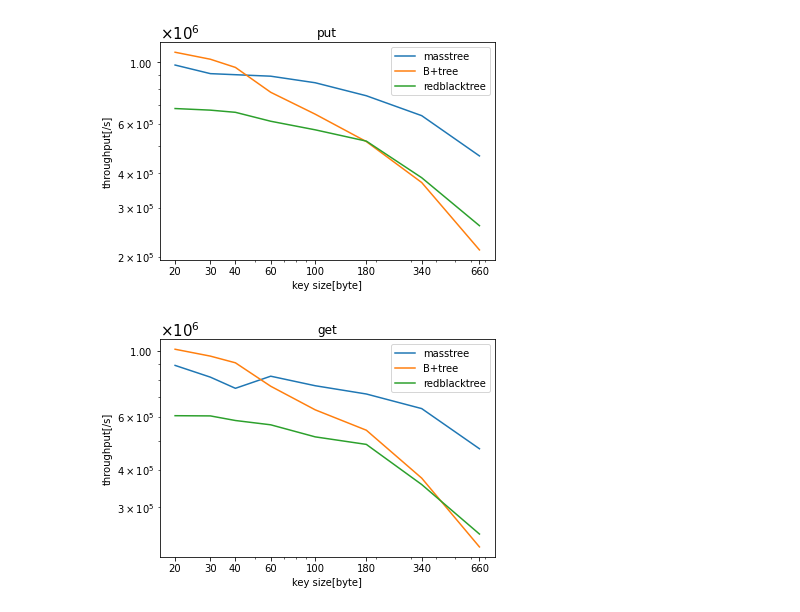
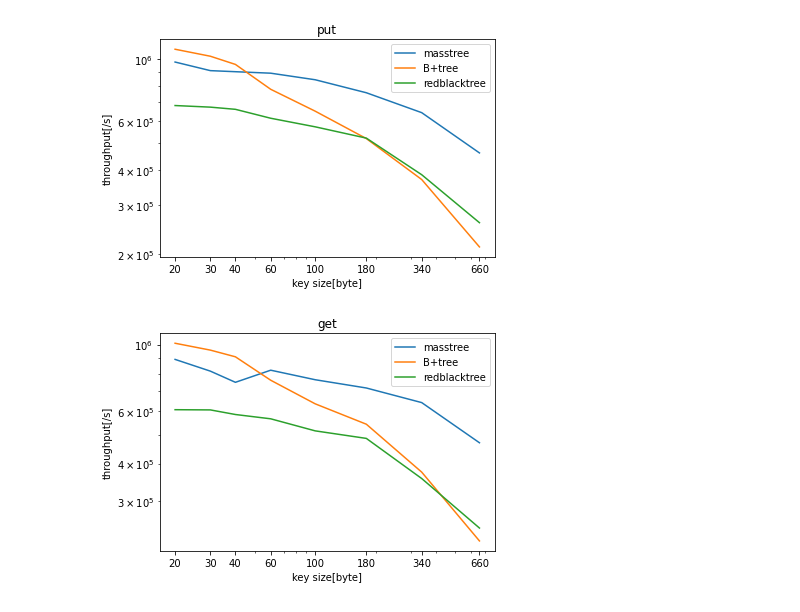
Before and after one commit to okudahi/miniproject, a Jupyter notebook: plot.ipynb, the cells around one changed output. Drawn from its saved outputs; the diff is of its cells as text; code cells hidden in the pictures.

```diff
--- a/plot.ipynb
+++ b/plot.ipynb
@@ -38,34 +38,34 @@ def makefigure(operation):
 
     # put
     for i in range(len(size_array)):
         result_mass.append(results_mass[i*4+operation])
         result_b.append(results_b[i*4+operation])
         result_rb.append(results_rb[i*4+operation])
         result_hm.append(results_hm[i*4+operation])
     fig = pyplot.figure()
     ax = fig.add_subplot(111)
     ax.set_yscale('log')
     ax.set_xscale('log')
     ax.set_xticks(xaxis)
     ax.set_xticklabels(xaxis)
     #ax.yaxis.set_major_formatter(ptick.ScalarFormatter(useMathText=True))
-    ax.yaxis.offsetText.set_fontsize(15)
-    ax.ticklabel_format(style='sci',axis='y',scilimits=(0,0))
+    #ax.yaxis.offsetText.set_fontsize(15)
+    #ax.ticklabel_format(style='sci',axis='y',scilimits=(0,0))
 
     pyplot.title(op)
     pyplot.xlabel('key size[byte]')
     pyplot.ylabel('throughput[/s]')
     pyplot.plot(xaxis, result_mass, label='masstree')
     pyplot.plot(xaxis, result_b, label='B+tree')
     pyplot.plot(xaxis, result_rb, label='redblacktree')
     #pyplot.plot(xaxis, result_hm, label='hashmap')
     pyplot.legend()
     pyplot.savefig("graphs/" + op + "_10000000keys_new.svg")
     pyplot.show()
 makefigure(0)
 makefigure(1)
 #makefigure(2)
 #makefigure(3)
 # %% [output]
-[figure, old version]
+[figure, new version]
-[figure, old version]
+[figure, new version]
```
Also changed, not shown: 1 other file.
